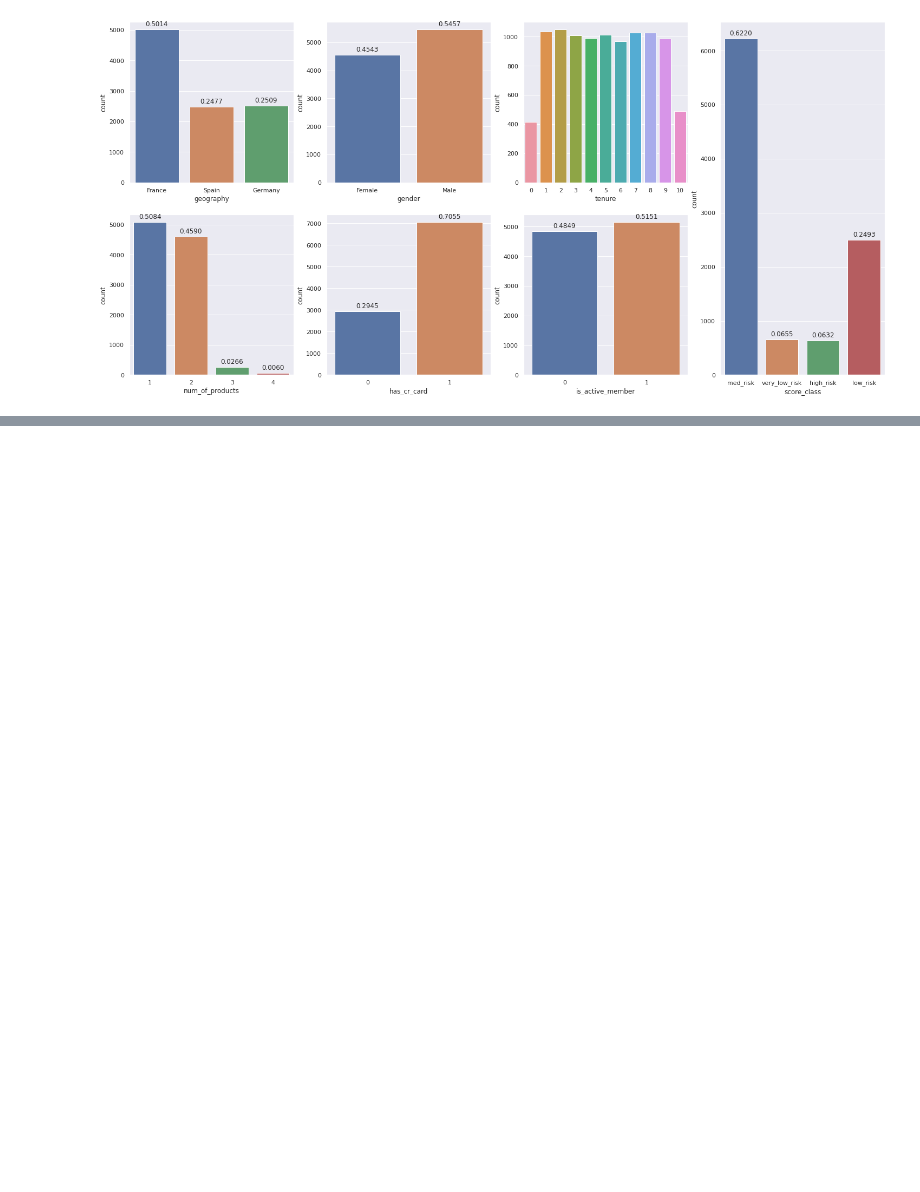
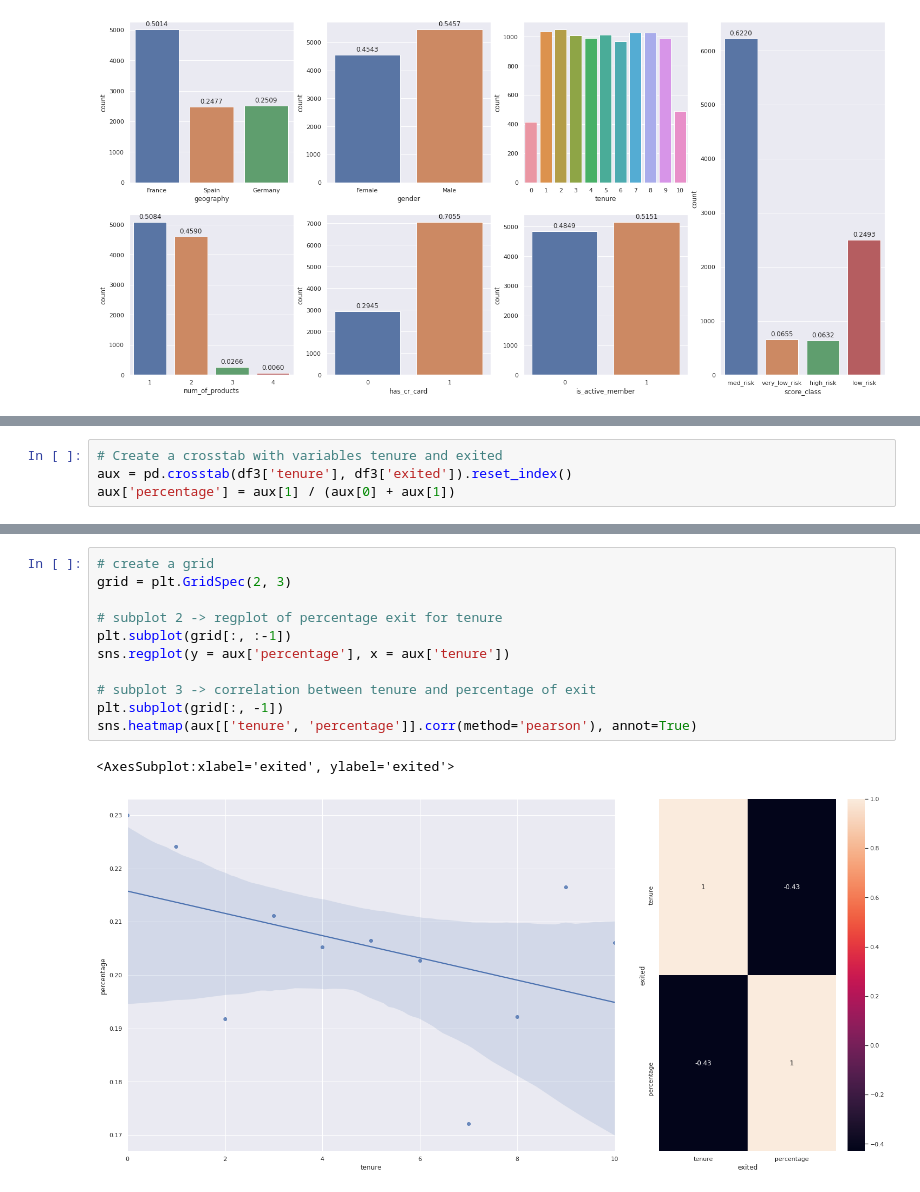
Before and after one commit to tadeucbm/churn_predict, a Jupyter notebook: notebooks/c1_churn_predict.ipynb, the cells around one changed output, grey strips where cells are left out. Saved outputs shown, nothing was run; the diff lists cells and outputs as text; blank space fills up the shorter version.

```diff
--- a/notebooks/c1_churn_predict.ipynb
+++ b/notebooks/c1_churn_predict.ipynb
@@ -465,0 +471,4 @@ plot_cat(df3['score_class'])
+# %%
+# Create a crosstab with variables tenure and exited
+aux = pd.crosstab(df3['tenure'], df3['exited']).reset_index()
+aux['percentage'] = aux[1] / (aux[0] + aux[1])
@@ -465,0 +490,14 @@ plot_cat(df3['score_class'])
+# %%
+# create a grid
+grid = plt.GridSpec(2, 3)
+
+# subplot 2 -> regplot of percentage exit for tenure
+plt.subplot(grid[:, :-1])
+sns.regplot(y = aux['percentage'], x = aux['tenure'])
+
+# subplot 3 -> correlation between tenure and percentage of exit
+plt.subplot(grid[:, -1])
+sns.heatmap(aux[['tenure', 'percentage']].corr(method='pearson'), annot=True)
+# %% [output]
+<AxesSubplot:xlabel='exited', ylabel='exited'>
+[figure, added]
```
Also changed, not shown: parts of 15 cells of this notebook.
